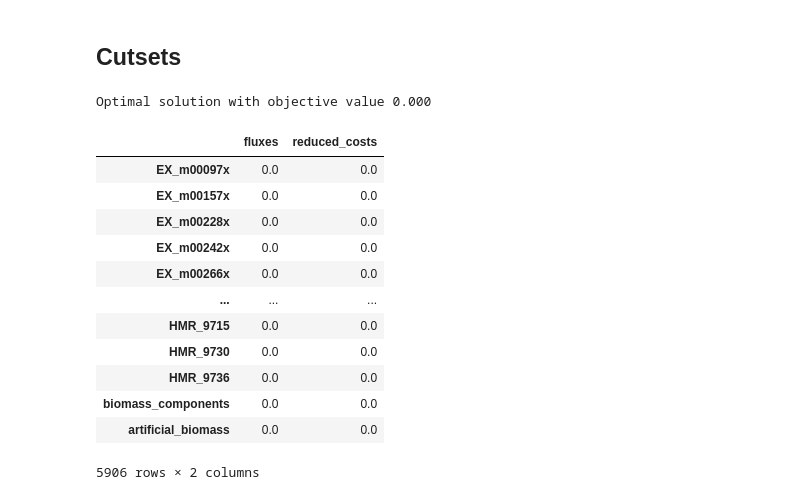
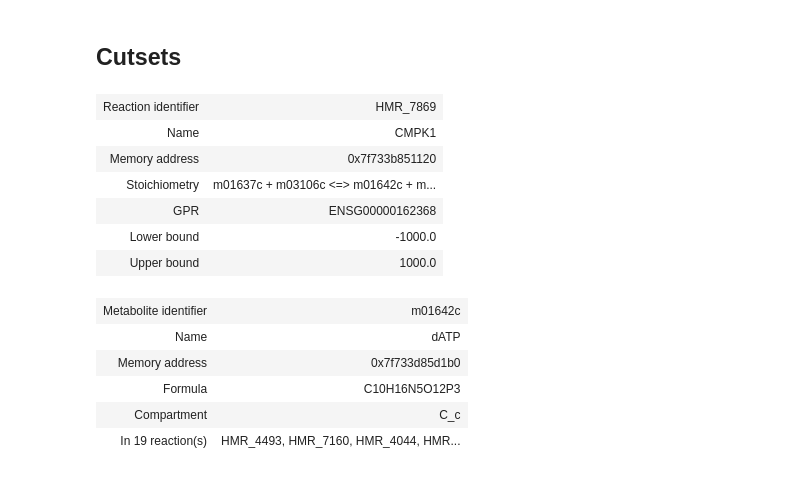
Before and after one commit to JoPkb/RBA_cutsets, a Jupyter notebook: aspmcs/code/test_cutsets.ipynb, the cells around one changed output. Saved outputs shown, nothing was run; the diff lists cells and outputs as text; code cells hidden in the pictures.

```diff
--- a/aspmcs/code/test_cutsets.ipynb
+++ b/aspmcs/code/test_cutsets.ipynb
@@ -404,17 +555,19 @@ model.objective = "HMR_7160"
-# %%
-model.optimize()
-# %% [output]
-Optimal solution with objective value 0.000
-|  | fluxes | reduced_costs |
-| EX_m00097x | 0.0 | 0.0 |
-| EX_m00157x | 0.0 | 0.0 |
-| EX_m00228x | 0.0 | 0.0 |
-| EX_m00242x | 0.0 | 0.0 |
-| EX_m00266x | 0.0 | 0.0 |
-| ... | ... | ... |
-| HMR_9715 | 0.0 | 0.0 |
-| HMR_9730 | 0.0 | 0.0 |
-| HMR_9736 | 0.0 | 0.0 |
-| biomass_components | 0.0 | 0.0 |
-| artificial_biomass | 0.0 | 0.0 |
-5906 rows × 2 columns
+# %%
+model.reactions.HMR_7869
+# %% [output]
+| Reaction identifier | HMR_7869 |
+| Name | CMPK1 |
+| Memory address | 0x7f733b851120 |
+| Stoichiometry | m01637c + m03106c <=> m01642c + m... |
+| GPR | ENSG00000162368 |
+| Lower bound | -1000.0 |
+| Upper bound | 1000.0 |
+# %%
+model.metabolites.get_by_id("m01642c")
+# %% [output]
+| Metabolite identifier | m01642c |
+| Name | dATP |
+| Memory address | 0x7f733d85d1b0 |
+| Formula | C10H16N5O12P3 |
+| Compartment | C_c |
+| In 19 reaction(s) | HMR_4493, HMR_7160, HMR_4044, HMR... |
```
Also changed, not shown: parts of 33 cells of this notebook, 3 other files.
